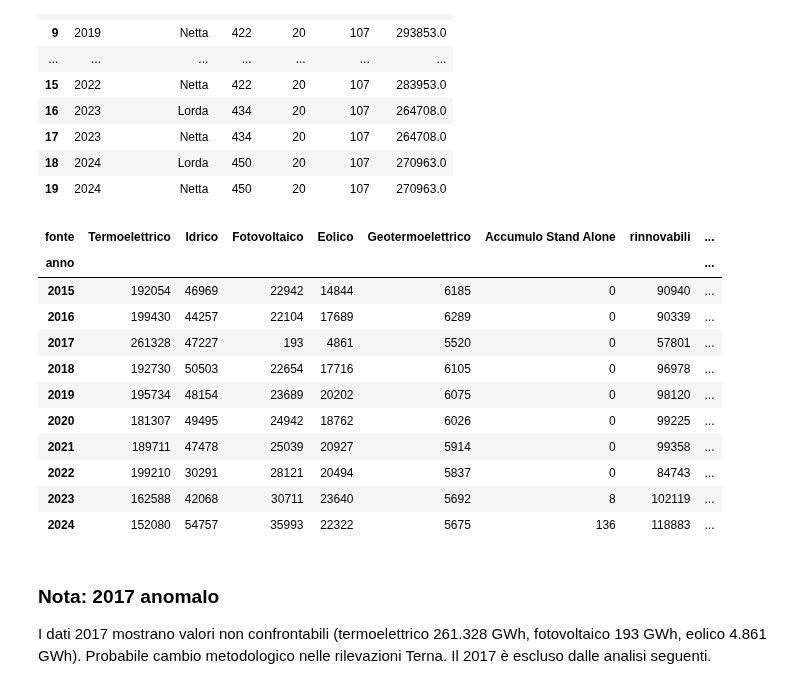
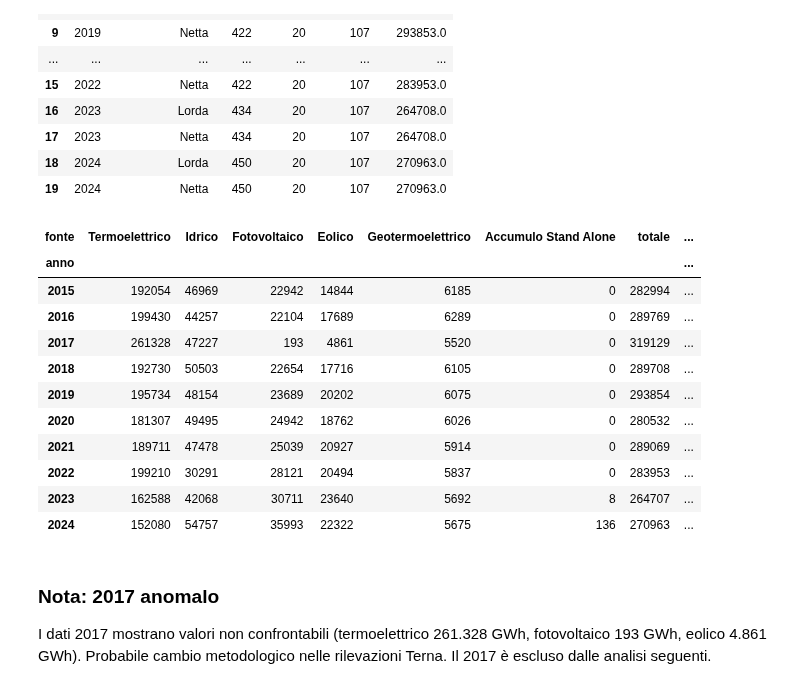
Before and after one commit to dataciviclab/dataciviclab, a Jupyter notebook: analisi/terna-electricity-by-source/notebooks/terna_electricity_v3.ipynb, the cells around one changed output. Drawn from its saved outputs; the diff is of its cells as text; code cells hidden in the pictures.

```diff
--- a/analisi/terna-electricity-by-source/notebooks/terna_electricity_v3.ipynb
+++ b/analisi/terna-electricity-by-source/notebooks/terna_electricity_v3.ipynb
@@ -62,38 +62,38 @@ cov
 # %%
 # 2. Tabella pivot: produzione netta per anno e fonte
 df = con.execute(f'''
 SELECT anno, fonte, ROUND(SUM(produzione_gwh)) AS gwh
 FROM read_parquet('{GCS_PATH}')
 WHERE tipo_produzione = 'Netta'
 GROUP BY anno, fonte
 ORDER BY anno, gwh DESC
 ''').fetchdf()
 
 pivot = df.pivot_table(index='anno', columns='fonte', values='gwh', aggfunc='sum').fillna(0)
 
 col_order = ['Termoelettrico', 'Idrico', 'Fotovoltaico', 'Eolico',
              'Geotermoelettrico', 'Accumulo Stand Alone']
 col_order = [c for c in col_order if c in pivot.columns]
 pivot = pivot[col_order].astype(int)
 
-rinn_cols = [c for c in col_order if c != 'Termoelettrico']
+pivot['totale'] = pivot[col_order].sum(axis=1)
+rinn_cols = [c for c in col_order if c not in ('Termoelettrico', 'Accumulo Stand Alone')]
 pivot['rinnovabili'] = pivot[rinn_cols].sum(axis=1)
-pivot['totale'] = pivot.sum(axis=1)
 pivot['quota_rinnovabili'] = (pivot['rinnovabili'] / pivot['totale'] * 100).round(1)
 pivot
 # %% [output]
-| fonte | Termoelettrico | Idrico | Fotovoltaico | Eolico | Geotermoelettrico | Accumulo Stand Alone | rinnovabili | ... |
+| fonte | Termoelettrico | Idrico | Fotovoltaico | Eolico | Geotermoelettrico | Accumulo Stand Alone | totale | ... |
 | anno |  |  |  |  |  |  |  | ... |
-| 2015 | 192054 | 46969 | 22942 | 14844 | 6185 | 0 | 90940 | ... |
-| 2016 | 199430 | 44257 | 22104 | 17689 | 6289 | 0 | 90339 | ... |
-| 2017 | 261328 | 47227 | 193 | 4861 | 5520 | 0 | 57801 | ... |
-| 2018 | 192730 | 50503 | 22654 | 17716 | 6105 | 0 | 96978 | ... |
-| 2019 | 195734 | 48154 | 23689 | 20202 | 6075 | 0 | 98120 | ... |
-| 2020 | 181307 | 49495 | 24942 | 18762 | 6026 | 0 | 99225 | ... |
-| 2021 | 189711 | 47478 | 25039 | 20927 | 5914 | 0 | 99358 | ... |
-| 2022 | 199210 | 30291 | 28121 | 20494 | 5837 | 0 | 84743 | ... |
-| 2023 | 162588 | 42068 | 30711 | 23640 | 5692 | 8 | 102119 | ... |
-| 2024 | 152080 | 54757 | 35993 | 22322 | 5675 | 136 | 118883 | ... |
+| 2015 | 192054 | 46969 | 22942 | 14844 | 6185 | 0 | 282994 | ... |
+| 2016 | 199430 | 44257 | 22104 | 17689 | 6289 | 0 | 289769 | ... |
+| 2017 | 261328 | 47227 | 193 | 4861 | 5520 | 0 | 319129 | ... |
+| 2018 | 192730 | 50503 | 22654 | 17716 | 6105 | 0 | 289708 | ... |
+| 2019 | 195734 | 48154 | 23689 | 20202 | 6075 | 0 | 293854 | ... |
+| 2020 | 181307 | 49495 | 24942 | 18762 | 6026 | 0 | 280532 | ... |
+| 2021 | 189711 | 47478 | 25039 | 20927 | 5914 | 0 | 289069 | ... |
+| 2022 | 199210 | 30291 | 28121 | 20494 | 5837 | 0 | 283953 | ... |
+| 2023 | 162588 | 42068 | 30711 | 23640 | 5692 | 8 | 264707 | ... |
+| 2024 | 152080 | 54757 | 35993 | 22322 | 5675 | 136 | 270963 | ... |
 # %% [markdown]
 ### Nota: 2017 anomalo
 
```
Also changed, not shown: parts of 2 cells of this notebook, 3 other files.
